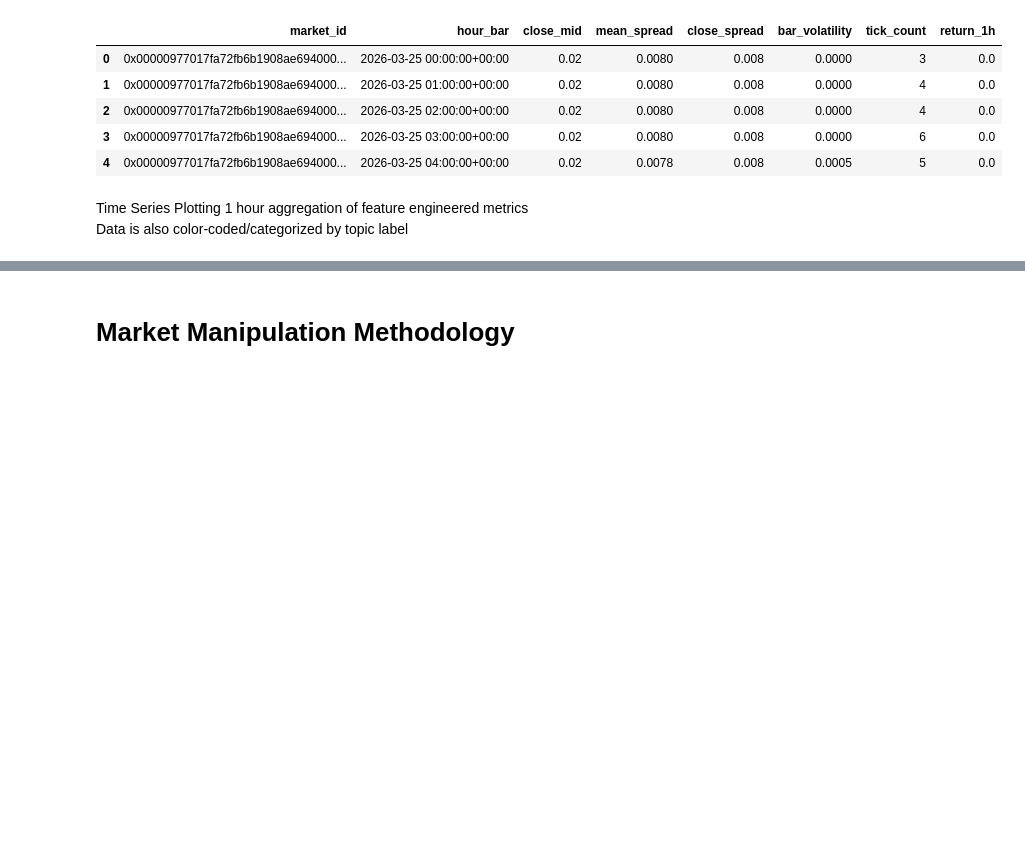
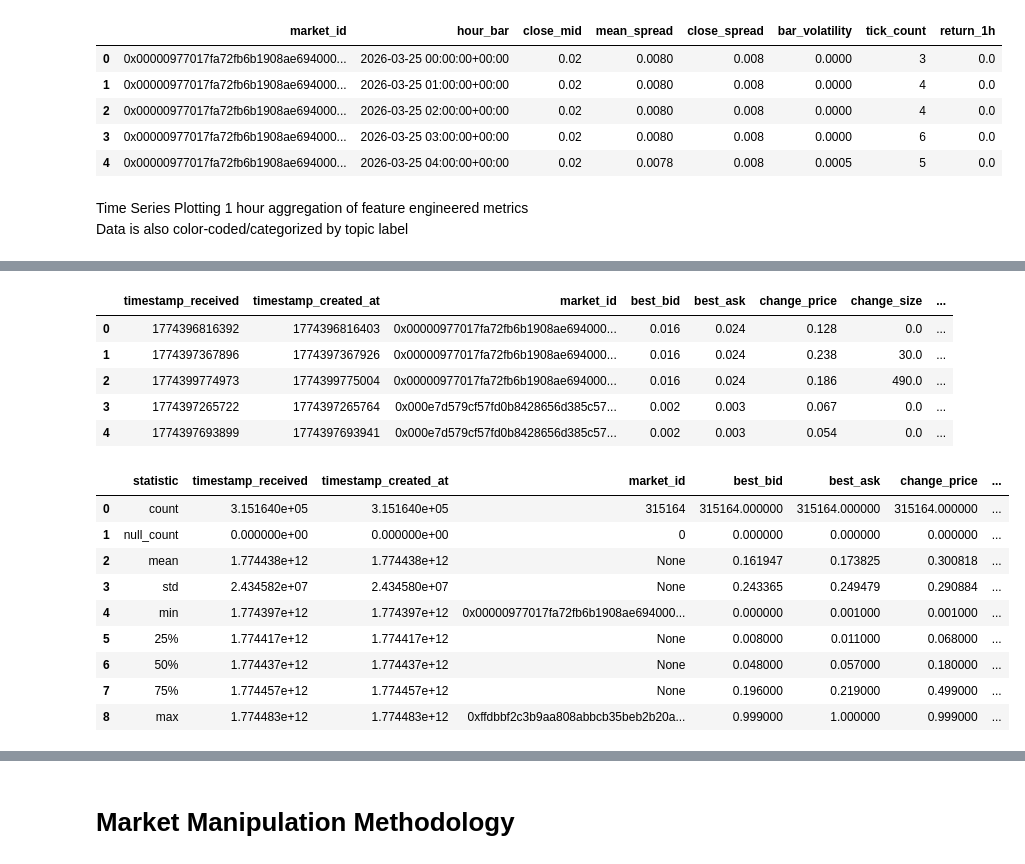
Before and after one commit to EnzoAlto/PolyMarket_BigData, a Jupyter notebook: Lab Notebook-Enzo.ipynb, the cells around one changed output, grey strips where cells are left out. Cells and saved outputs as stored; diff of their text form; code cells hidden in the pictures; blank space fills up the shorter version.

```diff
--- a/Lab Notebook-Enzo.ipynb
+++ b/Lab Notebook-Enzo.ipynb
@@ -1828,0 +1875,20 @@ Pl
+# %%
+display(sample.head(5).to_pandas())
+display(sample.describe().to_pandas())
+# %% [output]
+|  | timestamp_received | timestamp_created_at | market_id | best_bid | best_ask | change_price | change_size | ... |
+| 0 | 1774396816392 | 1774396816403 | 0x00000977017fa72fb6b1908ae694000... | 0.016 | 0.024 | 0.128 | 0.0 | ... |
+| 1 | 1774397367896 | 1774397367926 | 0x00000977017fa72fb6b1908ae694000... | 0.016 | 0.024 | 0.238 | 30.0 | ... |
+| 2 | 1774399774973 | 1774399775004 | 0x00000977017fa72fb6b1908ae694000... | 0.016 | 0.024 | 0.186 | 490.0 | ... |
+| 3 | 1774397265722 | 1774397265764 | 0x000e7d579cf57fd0b8428656d385c57... | 0.002 | 0.003 | 0.067 | 0.0 | ... |
+| 4 | 1774397693899 | 1774397693941 | 0x000e7d579cf57fd0b8428656d385c57... | 0.002 | 0.003 | 0.054 | 0.0 | ... |
+|  | statistic | timestamp_received | timestamp_created_at | market_id | best_bid | best_ask | change_price | ... |
+| 0 | count | 3.151640e+05 | 3.151640e+05 | 315164 | 315164.000000 | 315164.000000 | 315164.000000 | ... |
+| 1 | null_count | 0.000000e+00 | 0.000000e+00 | 0 | 0.000000 | 0.000000 | 0.000000 | ... |
+| 2 | mean | 1.774438e+12 | 1.774438e+12 | None | 0.161947 | 0.173825 | 0.300818 | ... |
+| 3 | std | 2.434582e+07 | 2.434580e+07 | None | 0.243365 | 0.249479 | 0.290884 | ... |
+| 4 | min | 1.774397e+12 | 1.774397e+12 | 0x00000977017fa72fb6b1908ae694000... | 0.000000 | 0.001000 | 0.001000 | ... |
+| 5 | 25% | 1.774417e+12 | 1.774417e+12 | None | 0.008000 | 0.011000 | 0.068000 | ... |
+| 6 | 50% | 1.774437e+12 | 1.774437e+12 | None | 0.048000 | 0.057000 | 0.180000 | ... |
+| 7 | 75% | 1.774457e+12 | 1.774457e+12 | None | 0.196000 | 0.219000 | 0.499000 | ... |
+| 8 | max | 1.774483e+12 | 1.774483e+12 | 0xffdbbf2c3b9aa808abbcb35beb2b20a... | 0.999000 | 1.000000 | 0.999000 | ... |
```
Also changed, not shown: parts of 22 cells of this notebook.
